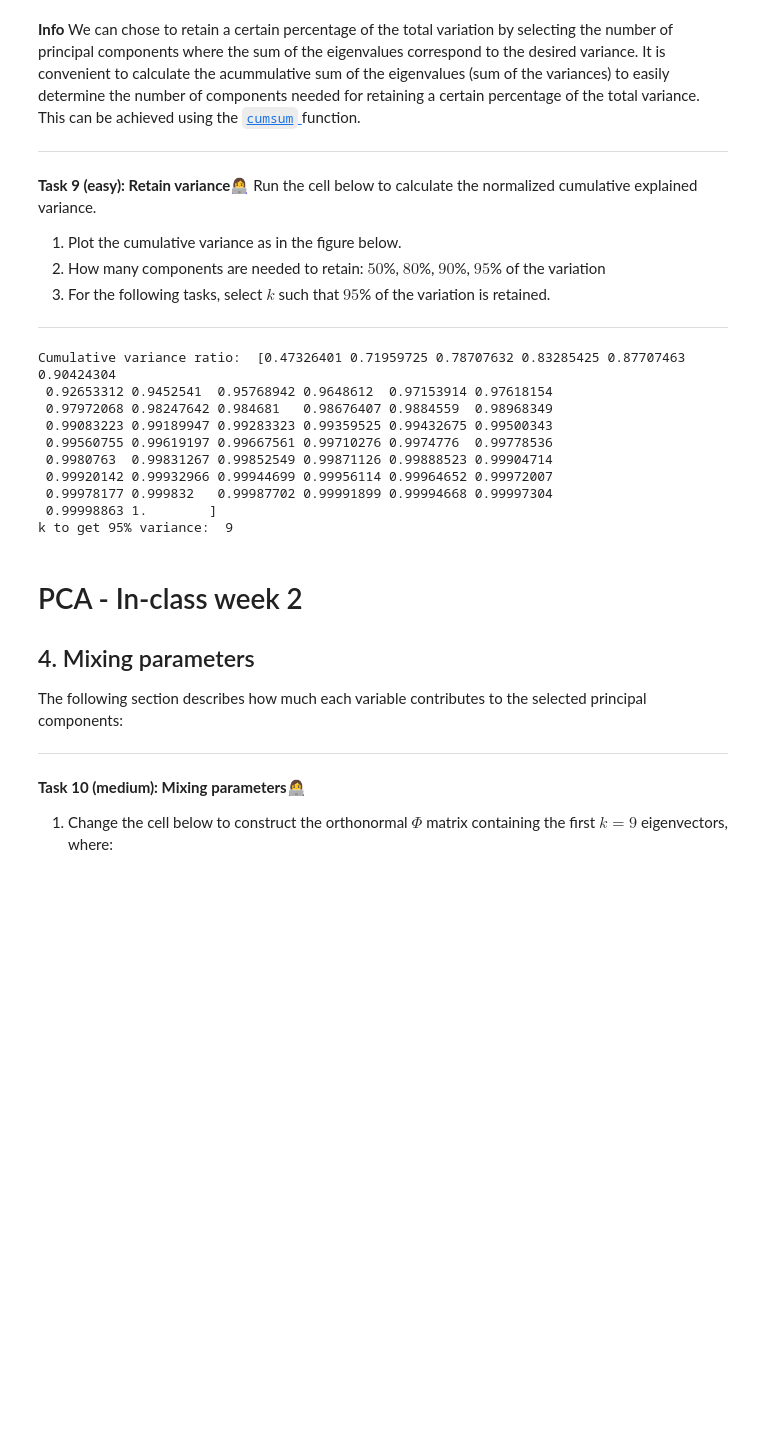
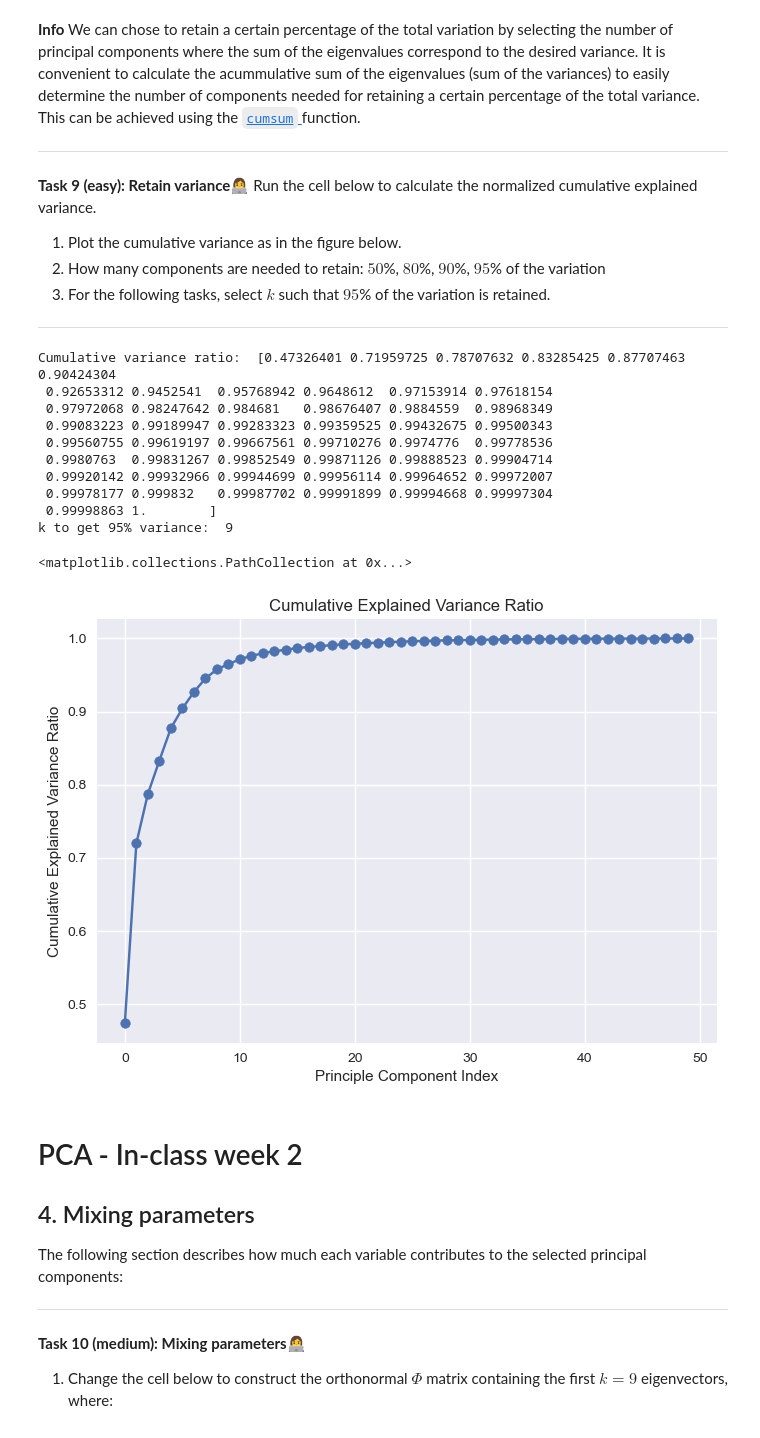
Before and after one commit to hannahcandersen/iml_exercises, a Jupyter notebook: week10/inclass_pca/inclass10.ipynb, the cells around one changed output. Saved outputs shown, nothing was run; the diff lists cells and outputs as text; code cells hidden in the pictures; blank space fills up the shorter version.

```diff
--- a/week10/inclass_pca/inclass10.ipynb
+++ b/week10/inclass_pca/inclass10.ipynb
@@ -246,22 +246,32 @@ Run the cell below to calculate the normalized cumulative explained variance.
 # %%
 cumulative_variance_ratio = np.cumsum(sorted_eigenvalues) / np.sum(sorted_eigenvalues)
 print("Cumulative variance ratio: ", cumulative_variance_ratio)
 # The first element is the variance explained by the first PC, the second element is the variance explained by the first and second PC, and so on
 
 # What is k to get 95% variance?
 k = np.argmax(cumulative_variance_ratio >= 0.95) + 1 # first index where the values is high enough, +1 because the index starts from 0
 print("k to get 95% variance: ", k)
+
+# Plot the cumulative variance ratio
+plt.plot(cumulative_variance_ratio)
+plt.title('Cumulative Explained Variance Ratio')
+plt.xlabel('Principle Component Index')
+plt.ylabel('Cumulative Explained Variance Ratio')
+# Also plt the points
+plt.scatter(np.arange(len(cumulative_variance_ratio)), cumulative_variance_ratio)
 # %% [output]
 Cumulative variance ratio:  [0.47326401 0.71959725 0.78707632 0.83285425 0.87707463 0.90424304
  0.92653312 0.9452541  0.95768942 0.9648612  0.97153914 0.97618154
  0.97972068 0.98247642 0.984681   0.98676407 0.9884559  0.98968349
  0.99083223 0.99189947 0.99283323 0.99359525 0.99432675 0.99500343
  0.99560755 0.99619197 0.99667561 0.99710276 0.9974776  0.99778536
  0.9980763  0.99831267 0.99852549 0.99871126 0.99888523 0.99904714
  0.99920142 0.99932966 0.99944699 0.99956114 0.99964652 0.99972007
  0.99978177 0.999832   0.99987702 0.99991899 0.99994668 0.99997304
  0.99998863 1.        ]
 k to get 95% variance:  9
+<matplotlib.collections.PathCollection at 0x...>
+[figure, added]
 # %% [markdown]
 # PCA - In-class week 2
 ## 4. Mixing parameters
```
Also changed, not shown: 2 other files.
